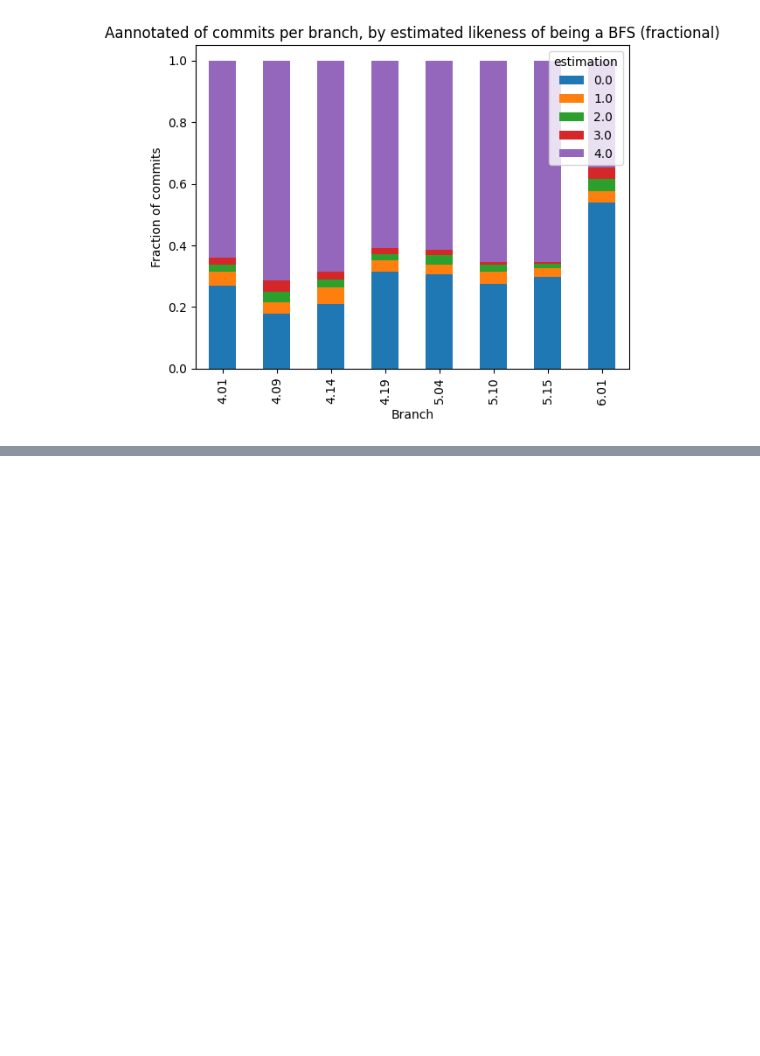
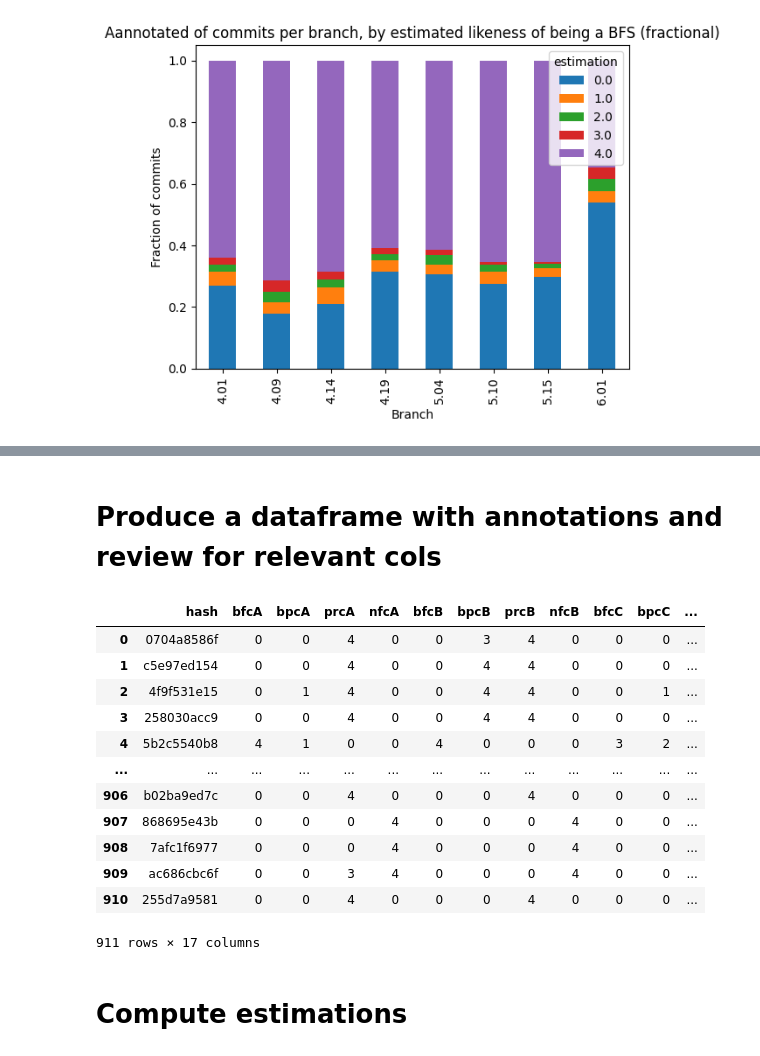
Before and after one commit to codeurjc/linux-bugs, a Jupyter notebook: lts-finder/Analysis.ipynb, the cells around one changed output, grey strips where cells are left out. Cells and saved outputs as stored; diff of their text form; code cells hidden in the pictures; blank space fills up the shorter version.

```diff
--- a/lts-finder/Analysis.ipynb
+++ b/lts-finder/Analysis.ipynb
@@ -247,0 +230,72 @@ HTML(LTS_annotated.to_html(escape=False))
+# %% [markdown]
+# Produce a dataframe with annotations and review for relevant cols
+# %%
+annotations_dir = "comparison-3"
+annotations_dir = "commit-annotator"
+reviews_dir = "comparison-3"
+
+annot_files = ['annotations_Michel.csv', 'annotations_Abhishek.csv', 'annotations_David.csv']
+annot_cols = ['bfc', 'bpc', 'prc', 'nfc']
+reviewer_file = 'review_jesus.csv'
+
+def load_annotations(files, file_reviewer, cols):
+    """Read annotation files and produce a dataframe with relevant columns"""
+
+    def get_cols(results_df, cols):
+        """Get columnos from dataframe (in addition to 'hash', which is always got)"""
+
+        df = results_df[['hash'] + cols]
+        return df
+
+    def read_csv_from_dir(dirname, filename, cols):
+        cols_converters = {col: int for col in cols}
+        results = pd.read_csv(os.path.join('..', dirname, filename),
+                              converters=cols_converters)
+        return results
+
+    def rename_cols (cols, suffix):
+        """Return new column names (with suffix)"""
+        return {col: col + suffix for col in cols}
+
+    df_list = []
+    for file in files:
+        csv_df = read_csv_from_dir(annotations_dir, file, cols)
+        df = get_cols(csv_df, cols)
+        df_list.append(df)
+
+    if len(df_list) == 1:
+        data_df = df_list[0]
+        data_df = data_df.rename(columns=rename_cols(cols, 'A'))
+    else:
+        data_df = pd.merge(df_list[0], df_list[1], on='hash', how='inner', suffixes=('A', 'B'))
+        if len(df_list) > 2:
+            for i, df in enumerate(df_list[2:]):
+                suffix = chr(ord('C') + i)
+                data_df = pd.merge(data_df, df, on='hash', how='inner', suffixes=('', suffix))
+                data_df = data_df.rename(columns=rename_cols(cols, suffix))
+
+    csv_df = read_csv_from_dir(reviews_dir, file_reviewer, cols)
+    df = get_cols(csv_df, cols)
+    data_df = pd.merge(data_df, df, on='hash', how='left')
+    data_df = data_df.rename(columns=rename_cols(cols, 'R'))
+
+    return data_df
+
+data_df = load_annotations(annot_files, reviewer_file, annot_cols)
+data_df
+# %% [output]
+|  | hash | bfcA | bpcA | prcA | nfcA | bfcB | bpcB | prcB | nfcB | bfcC | bpcC | ... |
+| 0 | 0704a8586f | 0 | 0 | 4 | 0 | 0 | 3 | 4 | 0 | 0 | 0 | ... |
+| 1 | c5e97ed154 | 0 | 0 | 4 | 0 | 0 | 4 | 4 | 0 | 0 | 0 | ... |
+| 2 | 4f9f531e15 | 0 | 1 | 4 | 0 | 0 | 4 | 4 | 0 | 0 | 1 | ... |
+| 3 | 258030acc9 | 0 | 0 | 4 | 0 | 0 | 4 | 4 | 0 | 0 | 0 | ... |
+| 4 | 5b2c5540b8 | 4 | 1 | 0 | 0 | 4 | 0 | 0 | 0 | 3 | 2 | ... |
+| ... | ... | ... | ... | ... | ... | ... | ... | ... | ... | ... | ... | ... |
+| 906 | b02ba9ed7c | 0 | 0 | 4 | 0 | 0 | 0 | 4 | 0 | 0 | 0 | ... |
+| 907 | 868695e43b | 0 | 0 | 0 | 4 | 0 | 0 | 0 | 4 | 0 | 0 | ... |
+| 908 | 7afc1f6977 | 0 | 0 | 0 | 4 | 0 | 0 | 0 | 4 | 0 | 0 | ... |
+| 909 | ac686cbc6f | 0 | 0 | 3 | 4 | 0 | 0 | 0 | 4 | 0 | 0 | ... |
+| 910 | 255d7a9581 | 0 | 0 | 4 | 0 | 0 | 0 | 4 | 0 | 0 | 0 | ... |
+911 rows × 17 columns
+# %% [markdown]
+# Compute estimations
```
Also changed, not shown: parts of 6 cells of this notebook, 1 other file.
